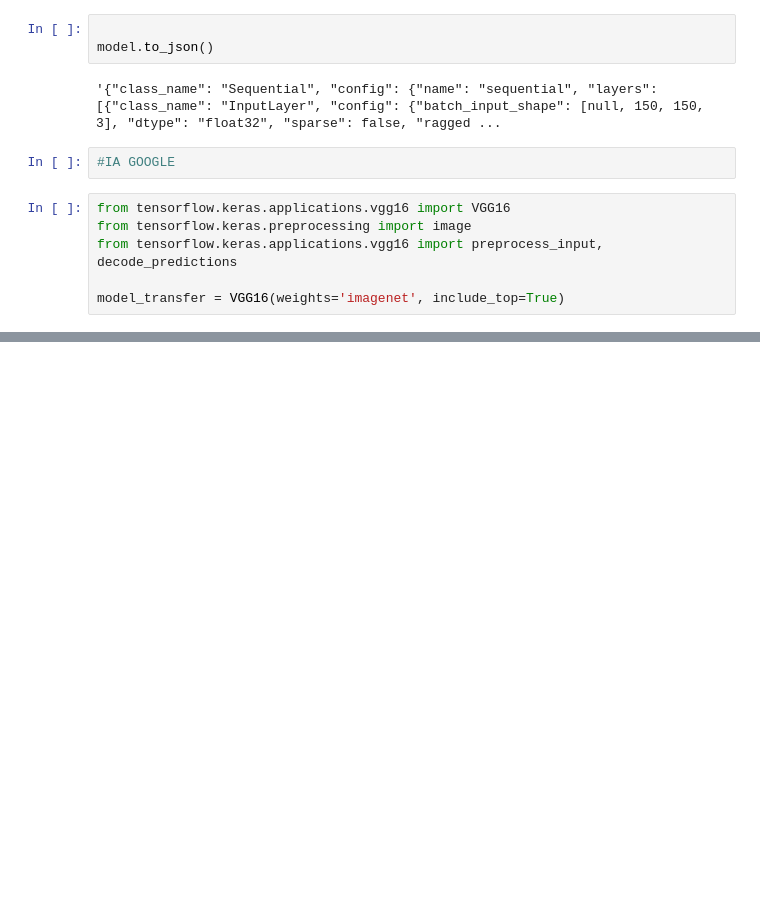
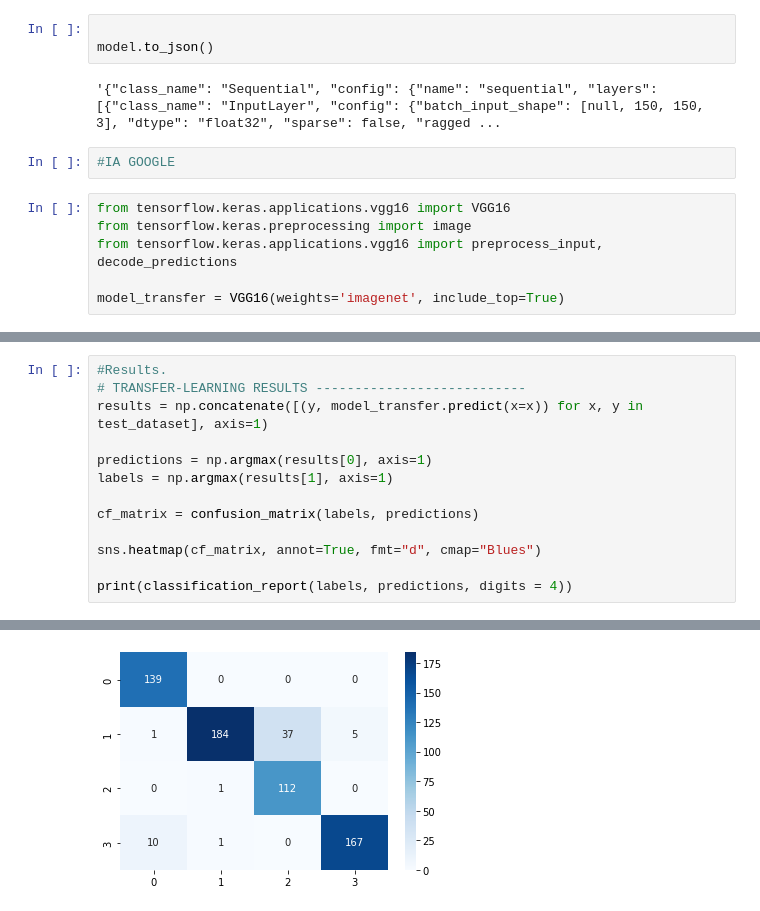
Before and after one commit to pwm-ps-ia/ps-ana, a Jupyter notebook: Ana.ipynb, the cells around one changed output, grey strips where cells are left out. Drawn from its saved outputs; the diff is of its cells as text; blank space fills up the shorter version.

```diff
--- a/Ana.ipynb
+++ b/Ana.ipynb
@@ -191,0 +457,14 @@ KeyboardInterrupt: ignored
+# %%
+#Results.
+# TRANSFER-LEARNING RESULTS ---------------------------
+results = np.concatenate([(y, model_transfer.predict(x=x)) for x, y in test_dataset], axis=1)
+
+predictions = np.argmax(results[0], axis=1)
+labels = np.argmax(results[1], axis=1)
+
+cf_matrix = confusion_matrix(labels, predictions)
+
+sns.heatmap(cf_matrix, annot=True, fmt="d", cmap="Blues")
+
+print(classification_report(labels, predictions, digits = 4))
+# %% [output]
@@ -191,0 +488 @@ KeyboardInterrupt: ignored
+[figure, added]
```
Also changed, not shown: parts of 18 cells of this notebook, 1 other file.
